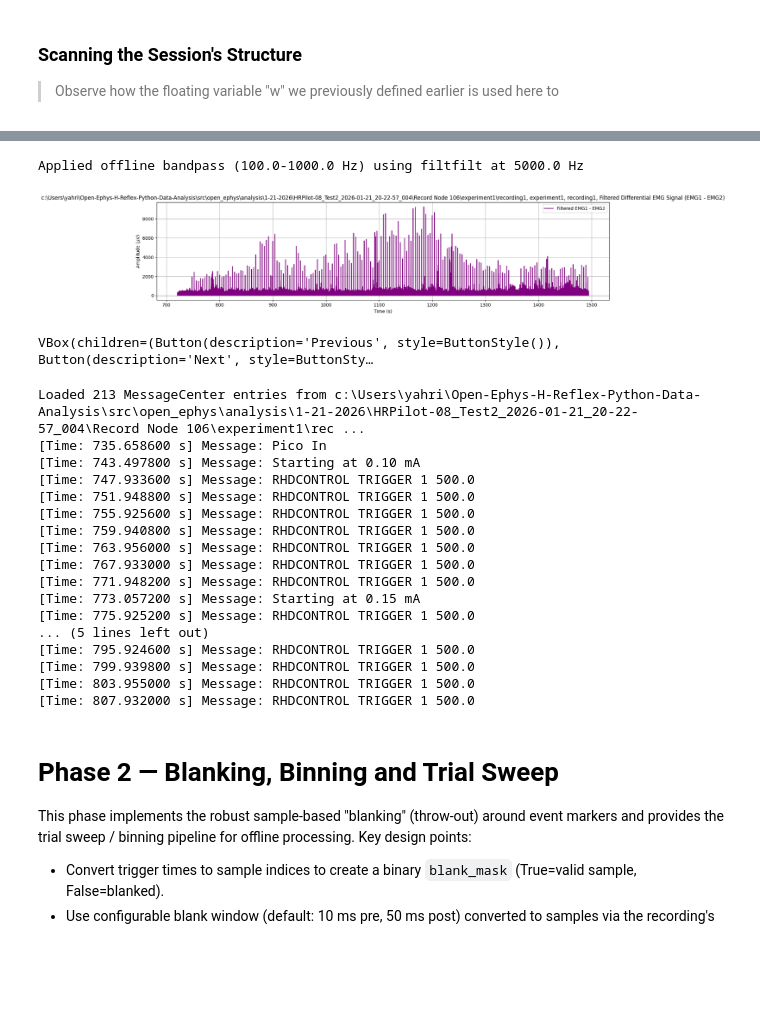
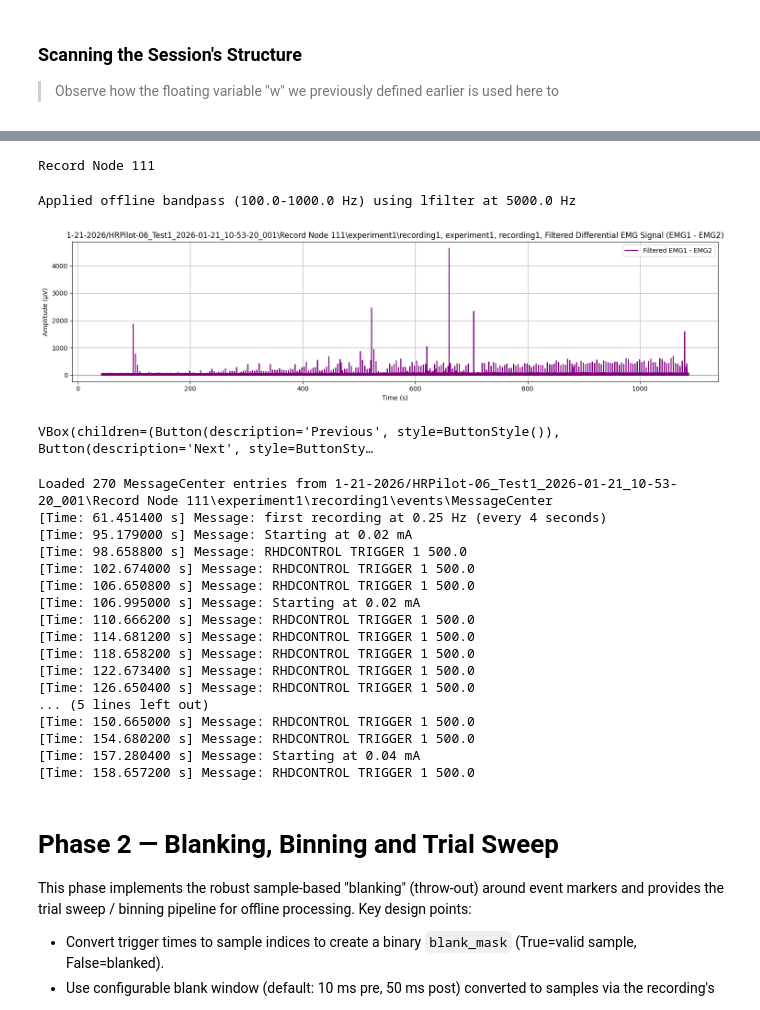
Before and after one commit to yahriels/Open-Ephys-H-Reflex-Python-Data-Analysis, a Jupyter notebook: src/open_ephys/analysis/EMG_characterization_stage_Offline_Analysis.ipynb, the cells around one changed output, grey strips where cells are left out. Drawn from its saved outputs; the diff is of its cells as text; code cells hidden in the pictures; blank space fills up the shorter version.

Commit message:
updated EMG characterization stage offline analysis

```diff
--- a/src/open_ephys/analysis/EMG_characterization_stage_Offline_Analysis.ipynb
+++ b/src/open_ephys/analysis/EMG_characterization_stage_Offline_Analysis.ipynb
@@ -172,7 +198,7 @@ In this section we define a few arbitrary floating variables for processing purp
 > Setting "u" and "w" equal to one, wll result in selecting the second node **(1 = Record Node 111/FILTERED)**
 # %%
 # ==== Session Selection ====
-w = 0  # Record Node index (0 = Record Node 106)
+w = 1  # Record Node index (0 = Record Node 106)
 u = 0  # Record Node index (unused, reserved for alternate node, set to same as "w")
 # %% [markdown]
 ### Function: Scanning Experiment Structure
@@ -303,3 +336,7 @@ display(recording_dropdown, load_recording_button, rec_output)
+# %%
+print(record_node_name)
+# %% [output]
+Record Node 111
 # %%
 
 # Phase 1: EMG processing and full-trace plotting (protocol-aware)
@@ -313,41 +350,42 @@ except NameError:
 else:
     protocol = protocol_dropdown.value
 
-    # Channel map (respiration example uses 2/3 for EMG channels)
-    emg1_raw = data[:, 2]
-    emg2_raw = data[:, 3]
 
-    if protocol == PROTOCOL_ONLINE:
+    if record_node_name == "Record Node 106": #protocol == PROTOCOL_ONLINE:
         # If online filtered, the data might already be filtered on channel 3
         differential_filt = data[:, 3]
         print("Using Online Filtering: assuming channel 3 is prefiltered differential EMG")
     else:
         # Offline filtering: compute diff then apply bandpass
+
+        # ==== EMG Processing ====
+        emg1_raw = data[:, 2]
+        emg2_raw = data[:, 3]
         differential = (emg2_raw - emg1_raw)
         lowcut = 100.0
         highcut = 1000.0
         sample_rate = globals().get('sample_rate', SAMPLE_RATE_HINT)
         b, a = butter(2, np.array([lowcut, highcut])/(sample_rate/2), btype='bandpass')
         # Use filtfilt for zero-phase filtering
         differential_filt = lfilter(b, a, differential)
-        print(f"Applied offline bandpass ({lowcut}-{highcut} Hz) using filtfilt at {sample_rate} Hz")
+        print(f"Applied offline bandpass ({lowcut}-{highcut} Hz) using lfilter at {sample_rate} Hz")
 
     differential_abs = np.abs(differential_filt)
     differential_emg = differential_abs
 
     plt.figure(figsize=(15, 4))
     plt.plot(timestamps, differential_emg, label="Filtered EMG1 - EMG2", color='purple')
     plt.axhline(0, color='black', linestyle='--', linewidth=0.5)
     plt.title(f"{directory_str}, {experiment_name}, {recording_name}, Filtered Differential EMG Signal (EMG1 - EMG2)")
     plt.xlabel("Time (s)")
     plt.ylabel("Amplitude (μV)")
     plt.grid(True)
     plt.legend()
     plt.tight_layout()
     plt.show()
 # %% [output]
-Applied offline bandpass (100.0-1000.0 Hz) using filtfilt at 5000.0 Hz
+Applied offline bandpass (100.0-1000.0 Hz) using lfilter at 5000.0 Hz
-[figure, old version]
+[figure, new version]
 # %%
 # Phase 1: Segment navigation UI (view long recordings in short windows)
 segment_duration = 10  # seconds
@@ -460,23 +498,23 @@ try:
 except Exception as e:
     print("MessageCenter load error:", e)
 # %% [output]
-Loaded 213 MessageCenter entries from c:\Users\yahri\Open-Ephys-H-Reflex-Python-Data-Analysis\src\open_ephys\analysis\1-21-2026\HRPilot-08_Test2_2026-01-21_20-22-57_004\Record Node 106\experiment1\rec ...
-[Time: 735.658600 s] Message: Pico In
-[Time: 743.497800 s] Message: Starting at 0.10 mA
-[Time: 747.933600 s] Message: RHDCONTROL TRIGGER 1 500.0
-[Time: 751.948800 s] Message: RHDCONTROL TRIGGER 1 500.0
-[Time: 755.925600 s] Message: RHDCONTROL TRIGGER 1 500.0
-[Time: 759.940800 s] Message: RHDCONTROL TRIGGER 1 500.0
-[Time: 763.956000 s] Message: RHDCONTROL TRIGGER 1 500.0
-[Time: 767.933000 s] Message: RHDCONTROL TRIGGER 1 500.0
-[Time: 771.948200 s] Message: RHDCONTROL TRIGGER 1 500.0
-[Time: 773.057200 s] Message: Starting at 0.15 mA
-[Time: 775.925200 s] Message: RHDCONTROL TRIGGER 1 500.0
+Loaded 270 MessageCenter entries from 1-21-2026/HRPilot-06_Test1_2026-01-21_10-53-20_001\Record Node 111\experiment1\recording1\events\MessageCenter
+[Time: 61.451400 s] Message: first recording at 0.25 Hz (every 4 seconds)
+[Time: 95.179000 s] Message: Starting at 0.02 mA
+[Time: 98.658800 s] Message: RHDCONTROL TRIGGER 1 500.0
+[Time: 102.674000 s] Message: RHDCONTROL TRIGGER 1 500.0
+[Time: 106.650800 s] Message: RHDCONTROL TRIGGER 1 500.0
+[Time: 106.995000 s] Message: Starting at 0.02 mA
+[Time: 110.666200 s] Message: RHDCONTROL TRIGGER 1 500.0
+[Time: 114.681200 s] Message: RHDCONTROL TRIGGER 1 500.0
+[Time: 118.658200 s] Message: RHDCONTROL TRIGGER 1 500.0
+[Time: 122.673400 s] Message: RHDCONTROL TRIGGER 1 500.0
+[Time: 126.650400 s] Message: RHDCONTROL TRIGGER 1 500.0
 ... (5 lines left out)
-[Time: 795.924600 s] Message: RHDCONTROL TRIGGER 1 500.0
-[Time: 799.939800 s] Message: RHDCONTROL TRIGGER 1 500.0
-[Time: 803.955000 s] Message: RHDCONTROL TRIGGER 1 500.0
-[Time: 807.932000 s] Message: RHDCONTROL TRIGGER 1 500.0
+[Time: 150.665000 s] Message: RHDCONTROL TRIGGER 1 500.0
+[Time: 154.680200 s] Message: RHDCONTROL TRIGGER 1 500.0
+[Time: 157.280400 s] Message: Starting at 0.04 mA
+[Time: 158.657200 s] Message: RHDCONTROL TRIGGER 1 500.0
 # %% [markdown]
 # Phase 2 — Blanking, Binning and Trial Sweep
 
```
Also changed, not shown: parts of 14 cells of this notebook, 1 other file.
